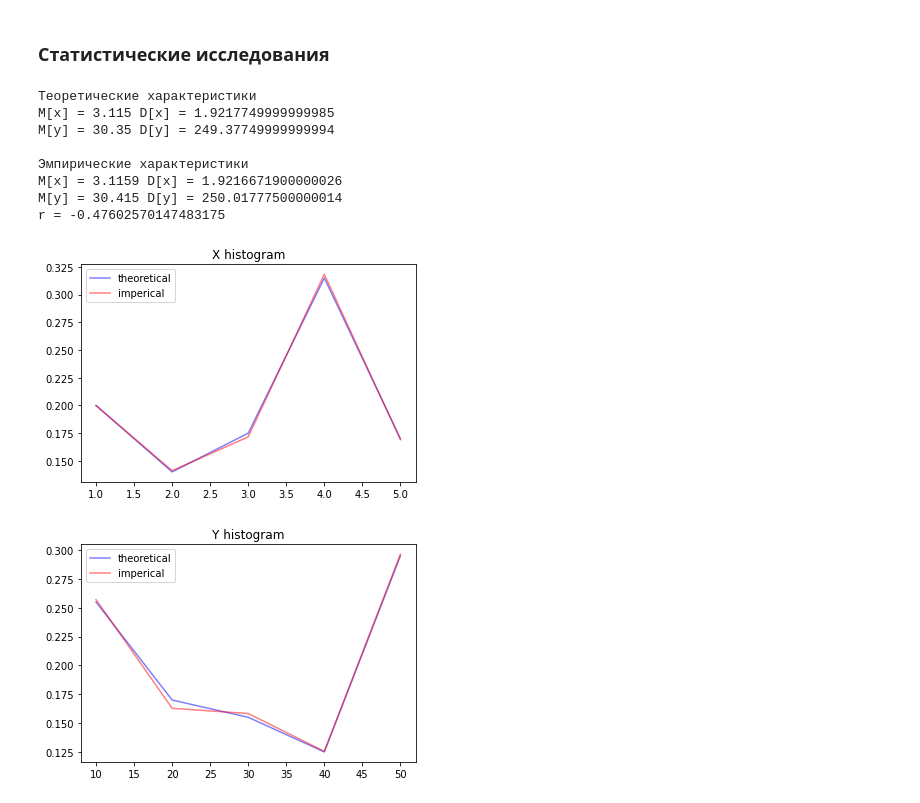
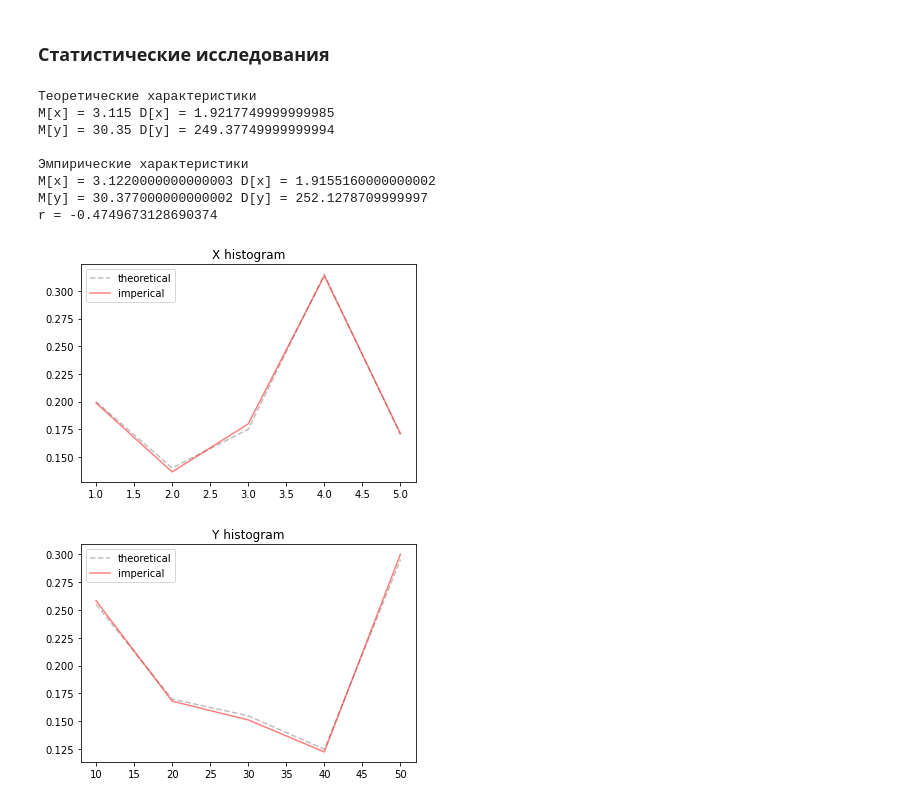
Before and after one commit to dtalkachou/MMod, a Jupyter notebook: lab2.ipynb, the cells around one changed output. Cells and saved outputs as stored; diff of their text form; code cells hidden in the pictures.

Commit message:
lab2 1st task theoretical stats added and minimal changes

```diff
--- a/lab2.ipynb
+++ b/lab2.ipynb
@@ -18,7 +19,7 @@ a = 0
 b = math.pi / 2
 fxy_max = 0.5
 
-n = 1000
+n = 10000
 
 x_l, y_l = [], []
 for _ in range(n):
@@ -128,8 +146,8 @@ for _ in range(n):
     x_l.append(x)
     y_l.append(get_var_and_index(Y, F_y[i], r.random())[0])
 
-p_x_th = [x_l.count(X[i]) / n for i in range(len(X))]
-p_y_th = [y_l.count(Y[i]) / n for i in range(len(Y))]
+p_x_imp = [x_l.count(X[i]) / n for i in range(len(X))]
+p_y_imp = [y_l.count(Y[i]) / n for i in range(len(Y))]
 # %% [markdown]
 ### Статистические исследования
 # %%
@@ -146,8 +164,8 @@ print('M[x] =', M_f(X, p_x), 'D[x] =', D_f(X, p_x))
 print('M[y] =', M_f(Y, p_y), 'D[y] =', D_f(Y, p_y))
 print()
 print('Эмпирические характеристики')
-print('M[x] =', M_f(X, p_x_th), 'D[x] =', D_f(X, p_x_th))
-print('M[y] =', M_f(Y, p_y_th), 'D[y] =', D_f(Y, p_y_th))
+print('M[x] =', M_f(X, p_x_imp), 'D[x] =', D_f(X, p_x_imp))
+print('M[y] =', M_f(Y, p_y_imp), 'D[y] =', D_f(Y, p_y_imp))
 print('r =', st.pearsonr(x_l, y_l)[0])
 # %% [output]
 Теоретические характеристики
@@ -155,19 +173,19 @@ M[x] = 3.115 D[x] = 1.9217749999999985
 M[y] = 30.35 D[y] = 249.37749999999994
 
 Эмпирические характеристики
-M[x] = 3.1159 D[x] = 1.9216671900000026
-M[y] = 30.415 D[y] = 250.01777500000014
-r = -0.47602570147483175
+M[x] = 3.1220000000000003 D[x] = 1.9155160000000002
+M[y] = 30.377000000000002 D[y] = 252.1278709999997
+r = -0.4749673128690374
 # %%
-def draw_plot(v, p_v, p_v_th, var_name):
-    plt.plot(v, p_v, label='theoretical', color='b', alpha=0.5)
-    plt.plot(v, p_v_th, label=f'imperical', color='r', alpha=0.5)
+def draw_plot(v, p_v, p_v_imp, var_name):
+    plt.plot(v, p_v, label='theoretical', color='gray', alpha=0.5, ls='--')
+    plt.plot(v, p_v_imp, label=f'imperical', color='r', alpha=0.5)
     plt.title(f'{var_name} histogram')
     plt.legend()
     plt.show()
 
-draw_plot(X, p_x, p_x_th, 'X')
-draw_plot(Y, p_y, p_y_th, 'Y')
+draw_plot(X, p_x, p_x_imp, 'X')
+draw_plot(Y, p_y, p_y_imp, 'Y')
 # %% [output]
-[figure, old version]
+[figure, new version]
-[figure, old version]
+[figure, new version]
```
Also changed, not shown: parts of 8 cells of this notebook.
